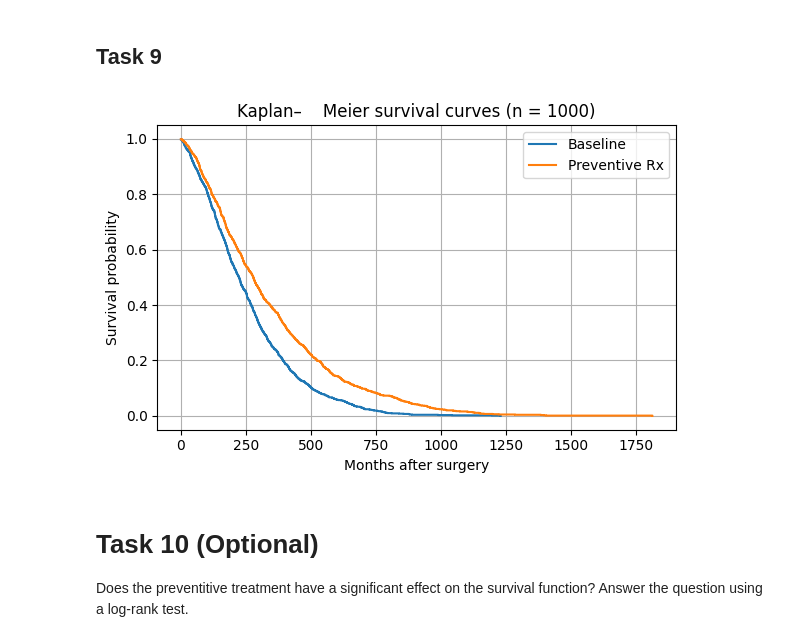
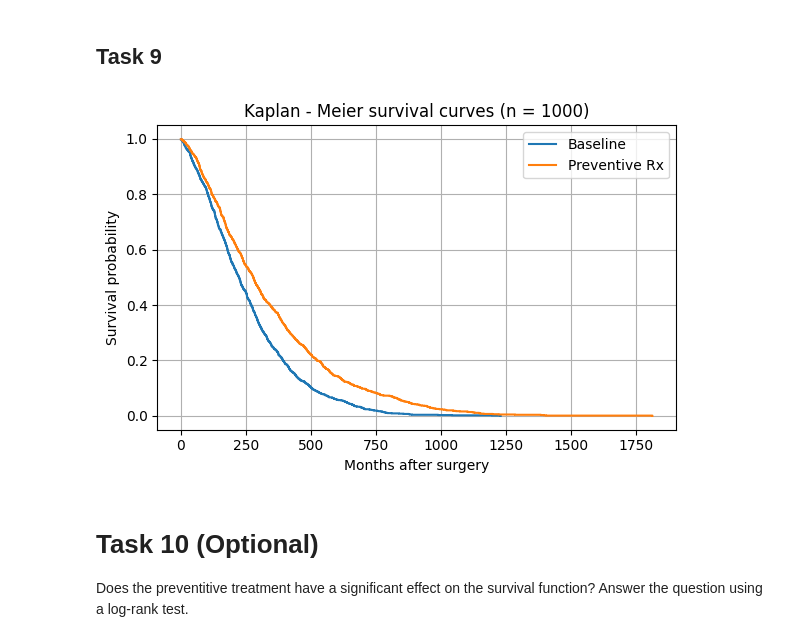
Before and after one commit to AntonJorg/stochastic_simulation, a Jupyter notebook: project1/Part2.ipynb, the cells around one changed output. Drawn from its saved outputs; the diff is of its cells as text; code cells hidden in the pictures.

```diff
--- a/project1/Part2.ipynb
+++ b/project1/Part2.ipynb
@@ -373,33 +373,33 @@ prev = simulate_lifetimes(Q_prev, N, seed=420)
 # %%
 # ---------- 4.  Kaplan–Meier curve ---------------------------
 def km_curve(times):
     times = np.sort(times)
     uniq  = np.unique(times)
     at_risk = len(times)
     surv = 1.0
     S = []
     for t in uniq:
         d = (times == t).sum()
         surv *= (1 - d / at_risk)
         S.append(surv)
         at_risk -= d
     return uniq, np.array(S)
 
 t_base, S_base = km_curve(base)
 t_prev, S_prev = km_curve(prev)
 
 plt.figure(figsize=(6, 4))
 plt.step(t_base, S_base, where="post", label="Baseline")
 plt.step(t_prev, S_prev, where="post", label="Preventive Rx")
 plt.xlabel("Months after surgery")
 plt.ylabel("Survival probability")
-plt.title(f"Kaplan–    Meier survival curves (n = {N})")
+plt.title(f"Kaplan - Meier survival curves (n = {N})")
 plt.legend()
 plt.grid(True)
 plt.tight_layout()
 plt.show()
 # %% [output]
-[figure, old version]
+[figure, new version]
 # %% [markdown]
 # Task 10 (Optional)
 
```
